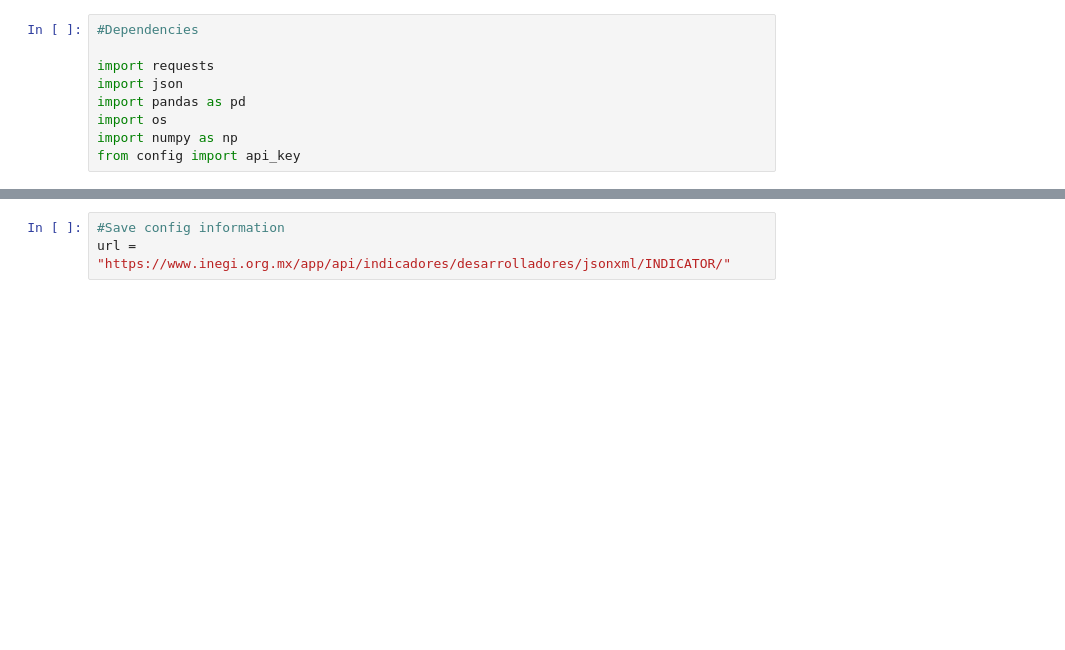
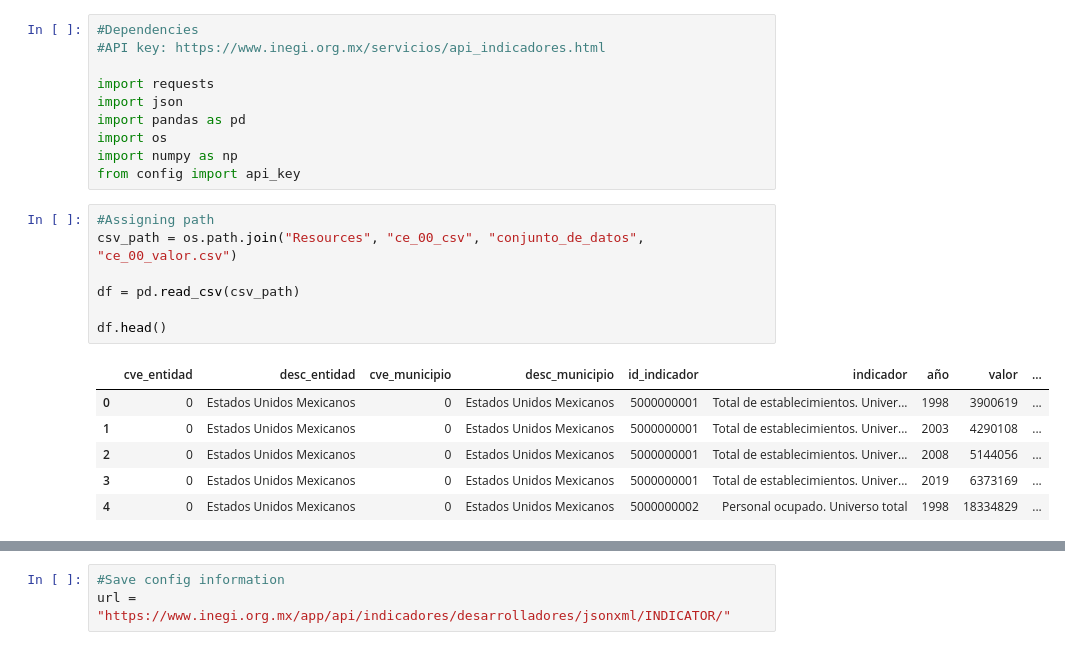
Before and after one commit to damontufar/project1, a Jupyter notebook: data_cleanup/Economic_Data.ipynb, the cells around one changed output, grey strips where cells are left out. Cells and saved outputs as stored; diff of their text form; blank space fills up the shorter version.

```diff
--- a/data_cleanup/Economic_Data.ipynb
+++ b/data_cleanup/Economic_Data.ipynb
@@ -1,5 +1,6 @@
 # %%
 #Dependencies
+#API key: https://www.inegi.org.mx/servicios/api_indicadores.html
 
 import requests
 import json
@@ -7,3 +8,17 @@ import pandas as pd
 import os
 import numpy as np
 from config import api_key
+# %%
+#Assigning path
+csv_path = os.path.join("Resources", "ce_00_csv", "conjunto_de_datos", "ce_00_valor.csv")
+
+df = pd.read_csv(csv_path)
+
+df.head()
+# %% [output]
+|  | cve_entidad | desc_entidad | cve_municipio | desc_municipio | id_indicador | indicador | año | valor | ... |
+| 0 | 0 | Estados Unidos Mexicanos | 0 | Estados Unidos Mexicanos | 5000000001 | Total de establecimientos. Univer... | 1998 | 3900619 | ... |
+| 1 | 0 | Estados Unidos Mexicanos | 0 | Estados Unidos Mexicanos | 5000000001 | Total de establecimientos. Univer... | 2003 | 4290108 | ... |
+| 2 | 0 | Estados Unidos Mexicanos | 0 | Estados Unidos Mexicanos | 5000000001 | Total de establecimientos. Univer... | 2008 | 5144056 | ... |
+| 3 | 0 | Estados Unidos Mexicanos | 0 | Estados Unidos Mexicanos | 5000000001 | Total de establecimientos. Univer... | 2019 | 6373169 | ... |
+| 4 | 0 | Estados Unidos Mexicanos | 0 | Estados Unidos Mexicanos | 5000000002 | Personal ocupado. Universo total | 1998 | 18334829 | ... |
```
Also changed, not shown: parts of 12 cells of this notebook.
